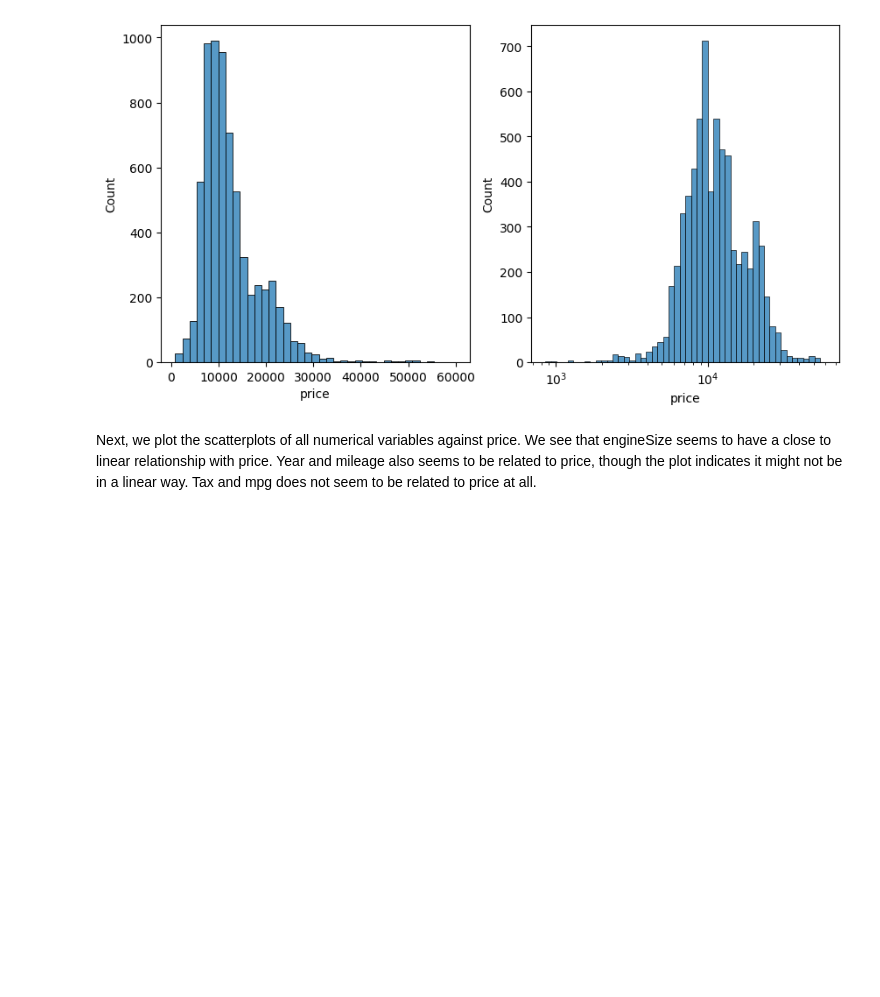
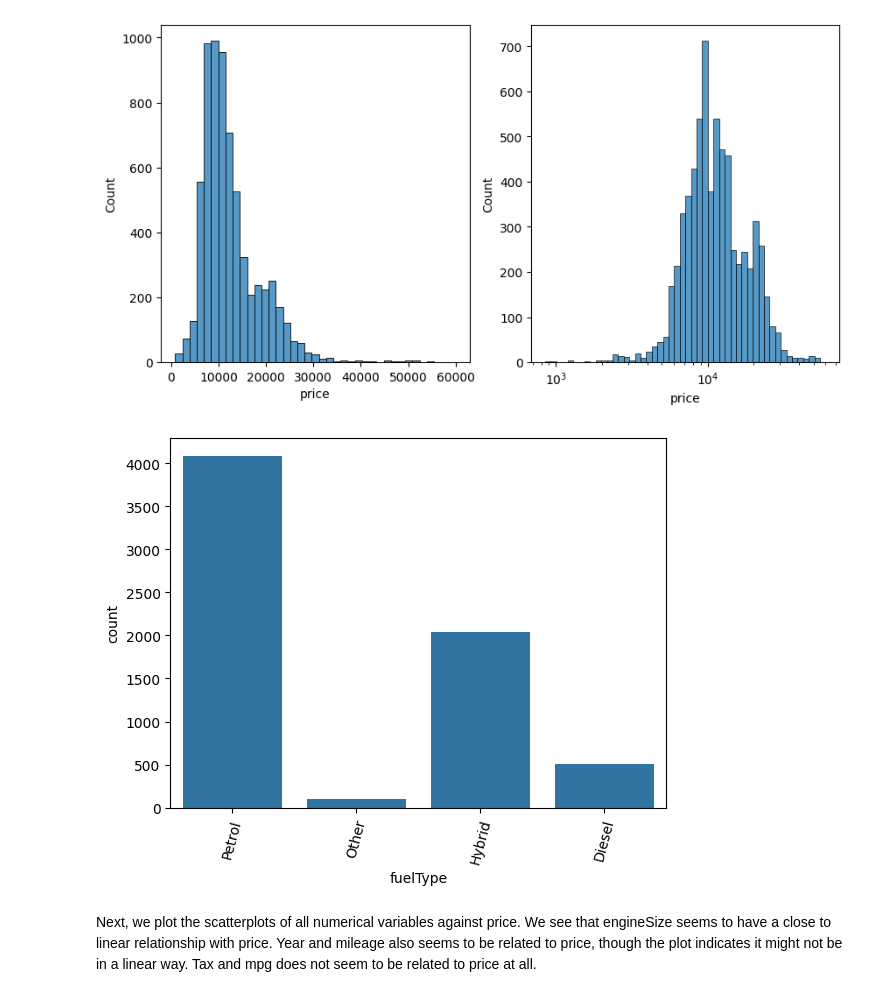
Before and after one commit to lenelise/dc_practice, a Jupyter notebook: practice_exam.ipynb, the cells around one changed output. Cells and saved outputs as stored; diff of their text form; code cells hidden in the pictures; blank space fills up the shorter version.

```diff
--- a/practice_exam.ipynb
+++ b/practice_exam.ipynb
@@ -123,6 +119,12 @@ sns.histplot(toyota, x="price", bins=50, log_scale=True, ax=axes[1])
 plt.show()
 # %% [output]
 [figure]
+# %%
+sns.countplot(data=toyota, x="fuelType")
+plt.xticks(rotation=75)
+plt.show()
+# %% [output]
+[figure, added]
 # %% [markdown]
 Next, we plot the scatterplots of all numerical variables against price. We see that engineSize seems to have a close to linear relationship with price. Year and mileage also seems to be related to price, though the plot indicates it might not be in a linear way. Tax and mpg does not seem to be related to price at all.
 # %%
```
Also changed, not shown: parts of 9 cells of this notebook.
